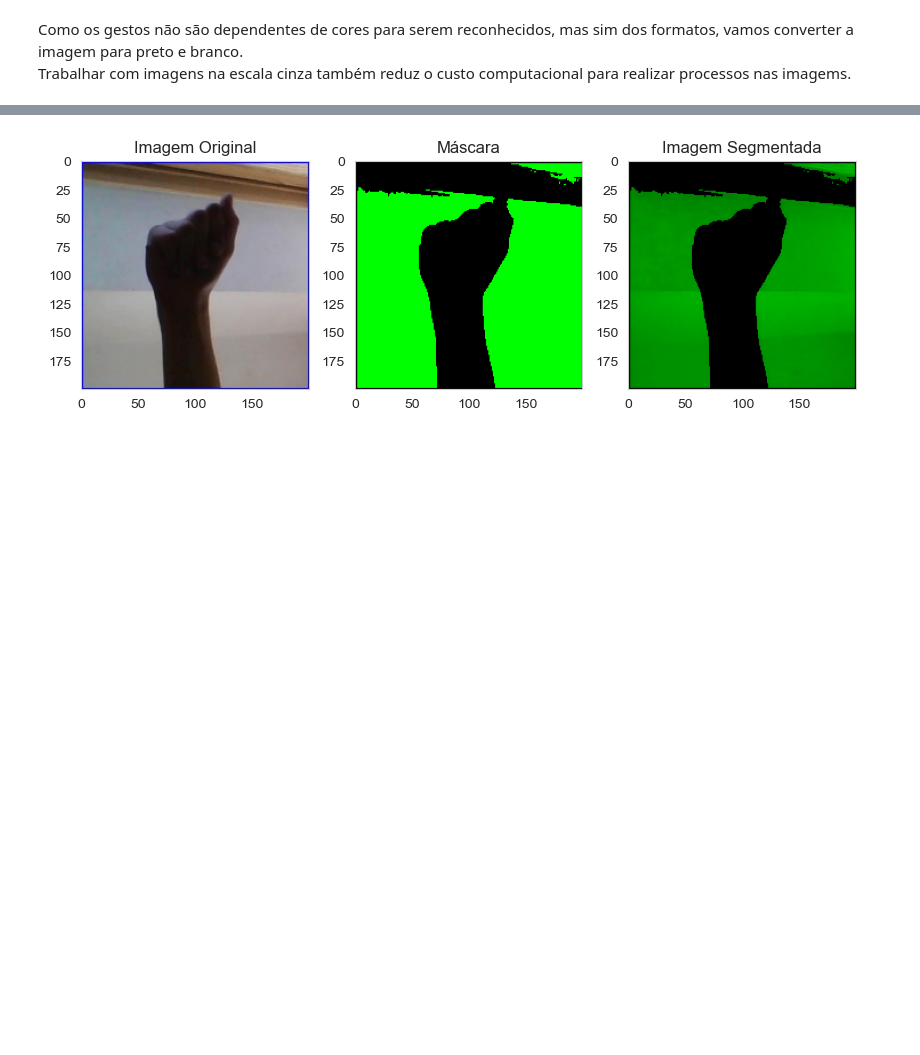
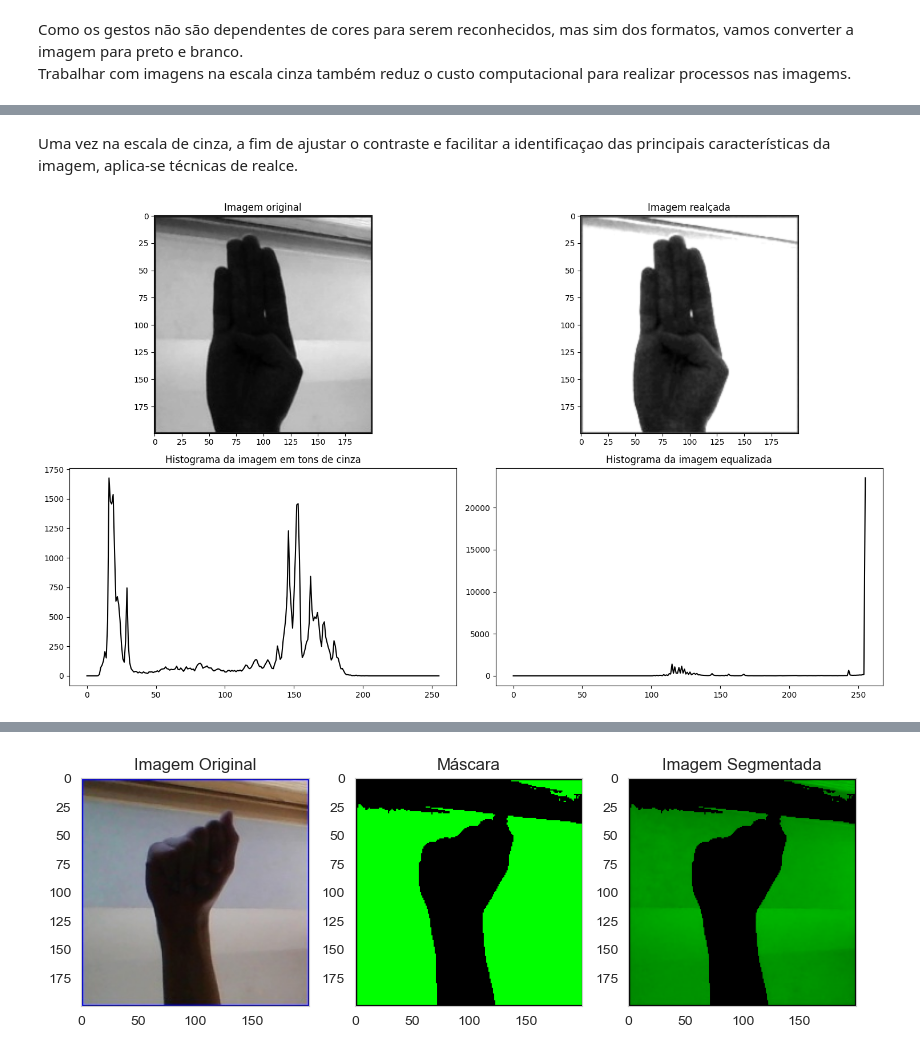
Before and after one commit to 0-lucas/ProjetoAvanti, a Jupyter notebook: pre_processamento.ipynb, the cells around one changed output, grey strips where cells are left out. Cells and saved outputs as stored; diff of their text form; code cells hidden in the pictures; blank space fills up the shorter version.

Commit message:
Add files via upload
Arquivo acrescido da aplicação do realce com o teste de detecção de bordas

```diff
--- a/pre_processamento.ipynb
+++ b/pre_processamento.ipynb
@@ -89,0 +118,32 @@ plt.show()
+# %% [markdown]
+Uma vez na escala de cinza, a fim de ajustar o contraste e facilitar a identificaçao das principais características da imagem, aplica-se técnicas de realce.
+# %%
+#img_gauss = cv2.GaussianBlur(imagem_cinza, (7,7),0)
+#img_equal = cv2.equalizeHist(imagem_cinza)
+img_equal = cv2.convertScaleAbs(imagem_cinza, alpha = 2.2, beta = 80)
+img_equal = cv2.GaussianBlur(img_equal, (5,5), 0.5, 0.5)
+hist_cinza = cv2.calcHist([imagem_cinza],[0],None,[256],[0,256])
+hist_equal = cv2.calcHist([img_equal],[0],None,[256],[0,256])
+
+plt.figure(figsize=(15,9))
+
+plt.subplot(2,2,1)
+plt.imshow(imagem_cinza, cmap='gray')
+plt.title("Imagem original")
+
+plt.subplot(2,2,2)
+plt.imshow(img_equal, cmap='gray')
+plt.title("Imagem realçada")
+
+plt.subplot(2,2,3)
+plt.plot(hist_cinza, color='black')
+plt.title('Histograma da imagem em tons de cinza')
+
+plt.subplot(2,2,4)
+plt.plot(hist_equal, color='black')
+plt.title('Histograma da imagem equalizada')
+
+plt.tight_layout()
+plt.show()
+# %% [output]
+[figure, added]
```
Also changed, not shown: parts of 10 cells of this notebook.
